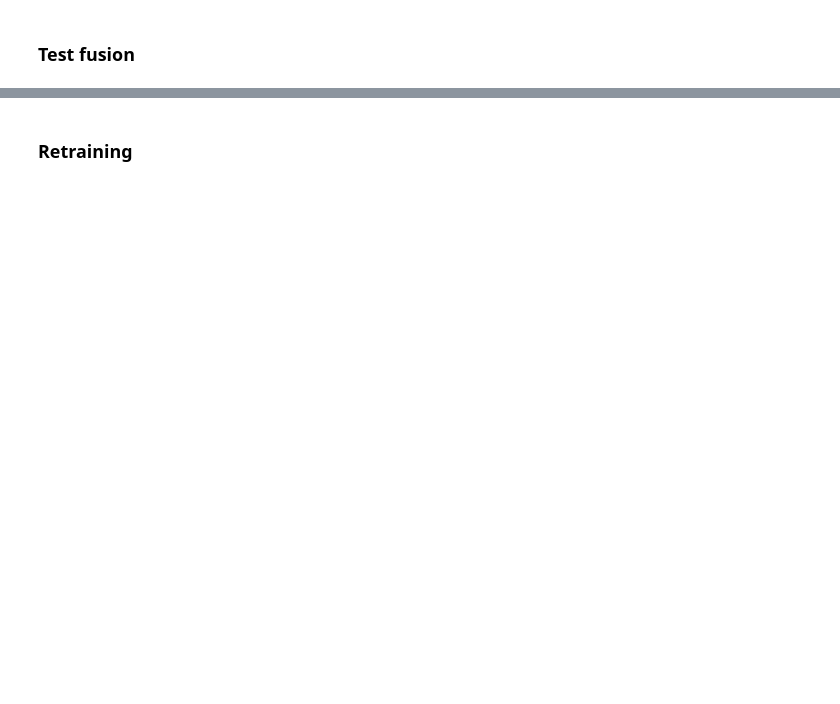
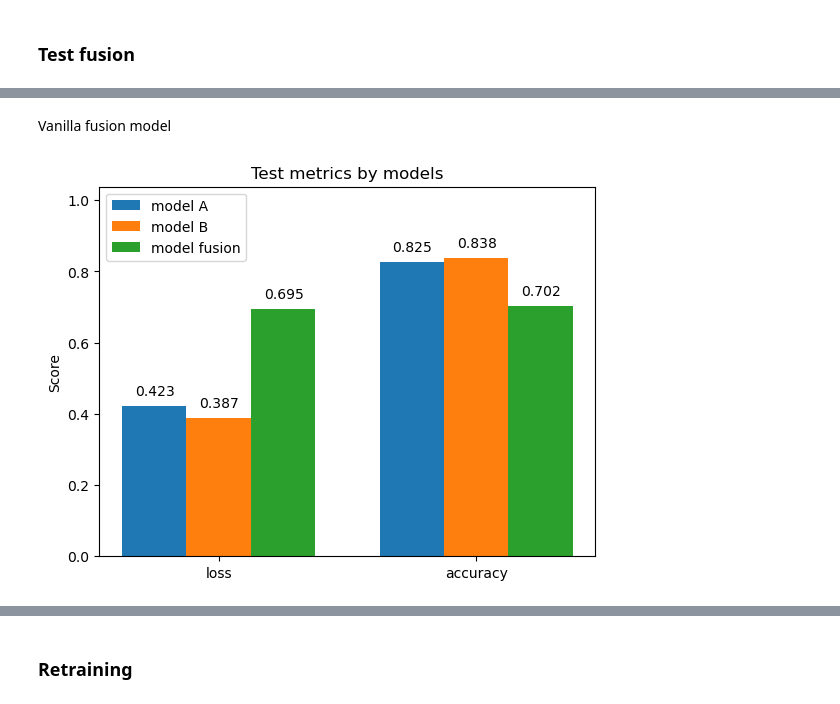
Before and after one commit to Yahnnosh/Exploring-Model-Fusion-with-Optimal-Transport-on-Transformers, a Jupyter notebook: model_fusion2.ipynb, the cells around one changed output, grey strips where cells are left out. Cells and saved outputs as stored; diff of their text form; code cells hidden in the pictures; blank space fills up the shorter version.

```diff
--- a/model_fusion2.ipynb
+++ b/model_fusion2.ipynb
@@ -182,3 +184,7 @@ Fusion model
+# %% [markdown]
+Vanilla fusion model
 # %%
 # test with vanilla fusion
-test_fusion(modelA, modelB, model_fusion)
+test_fusion(modelA, modelB, model_fusion_vanilla, test_iter, device)
+# %% [output]
+[figure, added]
```
Also changed, not shown: parts of 26 cells of this notebook, 8 other files.
